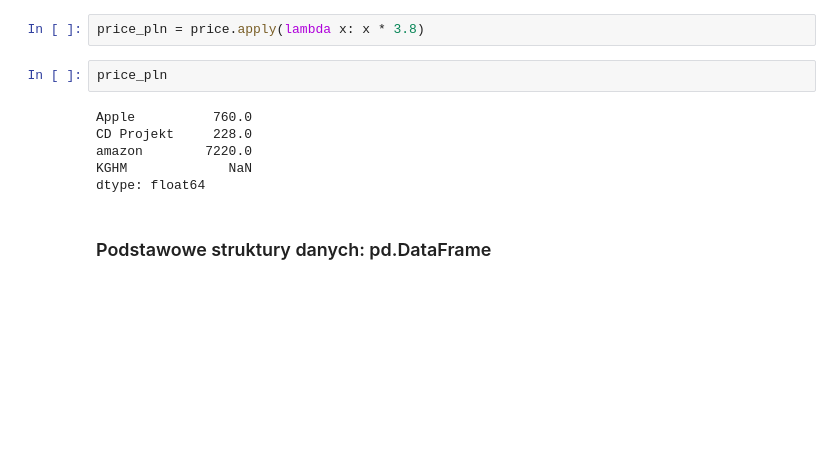
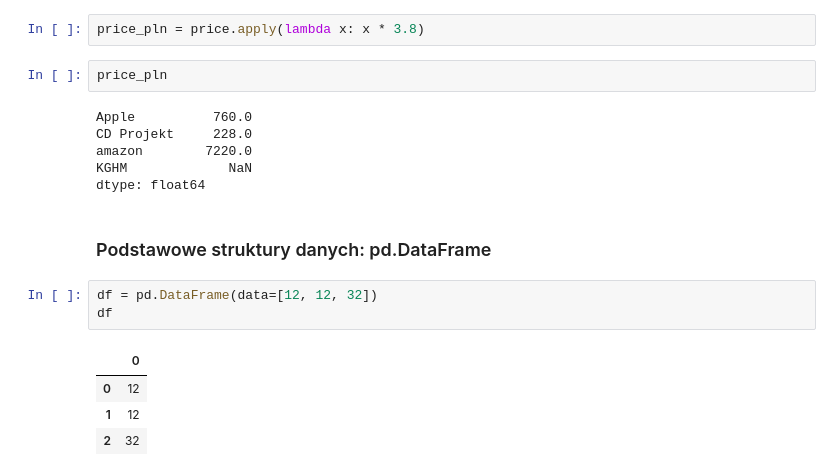
Before and after one commit to sebanie15/data_science-bootcamp, a Jupyter notebook: 02_pandas/01_pandas_intro.ipynb, the cells around one changed output. Saved outputs shown, nothing was run; the diff lists cells and outputs as text; blank space fills up the shorter version.

```diff
--- a/02_pandas/01_pandas_intro.ipynb
+++ b/02_pandas/01_pandas_intro.ipynb
@@ -150,3 +152,11 @@ KGHM             NaN
 dtype: float64
 # %% [markdown]
 ### Podstawowe struktury danych: pd.DataFrame
+# %%
+df = pd.DataFrame(data=[12, 12, 32])
+df
+# %% [output]
+|  | 0 |
+| 0 | 12 |
+| 1 | 12 |
+| 2 | 32 |
```
Also changed, not shown: parts of 20 cells of this notebook.
